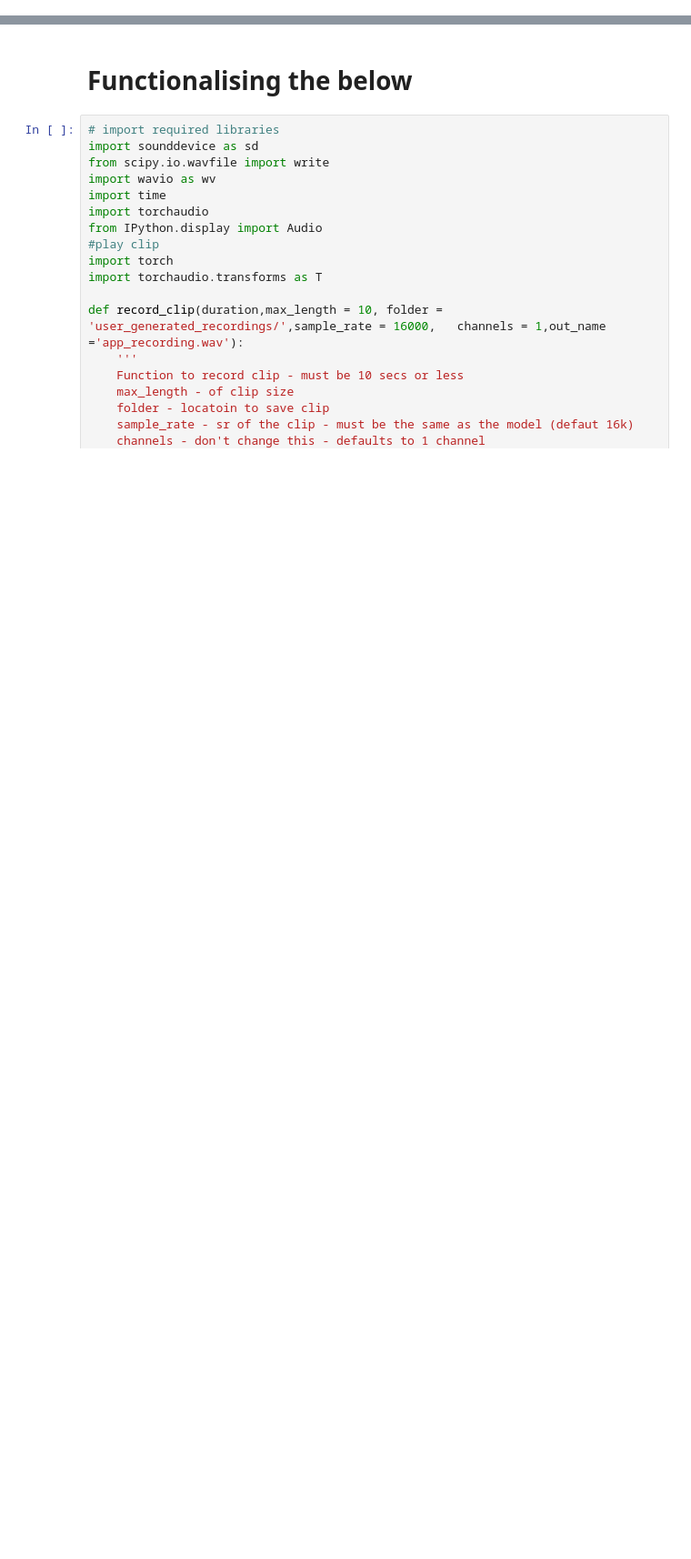
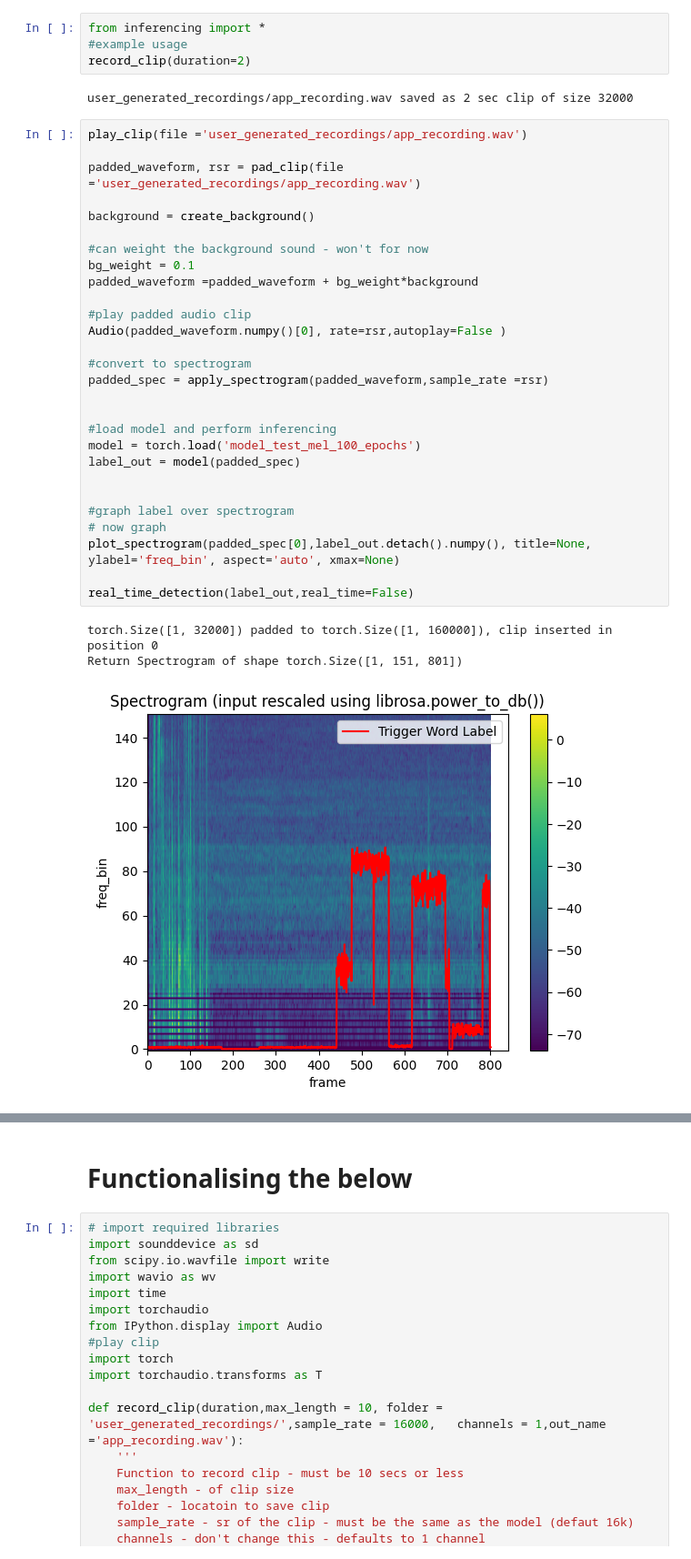
Before and after one commit to aworma4/Trigger_Word_Detction, a Jupyter notebook: testing_inferencing.ipynb, the cells around one changed output, grey strips where cells are left out. Shown at 91% size. Saved outputs shown, nothing was run; the diff lists cells and outputs as text; blank space fills up the shorter version.

```diff
--- a/testing_inferencing.ipynb
+++ b/testing_inferencing.ipynb
@@ -0,0 +3,38 @@
+# %%
+from inferencing import *
+#example usage
+record_clip(duration=2)
+# %% [output]
+user_generated_recordings/app_recording.wav saved as 2 sec clip of size 32000
+# %%
+play_clip(file ='user_generated_recordings/app_recording.wav')
+
+padded_waveform, rsr = pad_clip(file ='user_generated_recordings/app_recording.wav')
+
+background = create_background()
+
+#can weight the background sound - won't for now
+bg_weight = 0.1
+padded_waveform =padded_waveform + bg_weight*background
+
+#play padded audio clip
+Audio(padded_waveform.numpy()[0], rate=rsr,autoplay=False )
+
+#convert to spectrogram
+padded_spec = apply_spectrogram(padded_waveform,sample_rate =rsr)
+
+
+#load model and perform inferencing
+model = torch.load('model_test_mel_100_epochs')
+label_out = model(padded_spec)
+
+
+#graph label over spectrogram
+# now graph
+plot_spectrogram(padded_spec[0],label_out.detach().numpy(), title=None, ylabel='freq_bin', aspect='auto', xmax=None)
+
+real_time_detection(label_out,real_time=False)
+# %% [output]
+torch.Size([1, 32000]) padded to torch.Size([1, 160000]), clip inserted in position 0
+Return Spectrogram of shape torch.Size([1, 151, 801])
+[figure, added]
```
Also changed, not shown: parts of 2 cells of this notebook, 2 other files.
